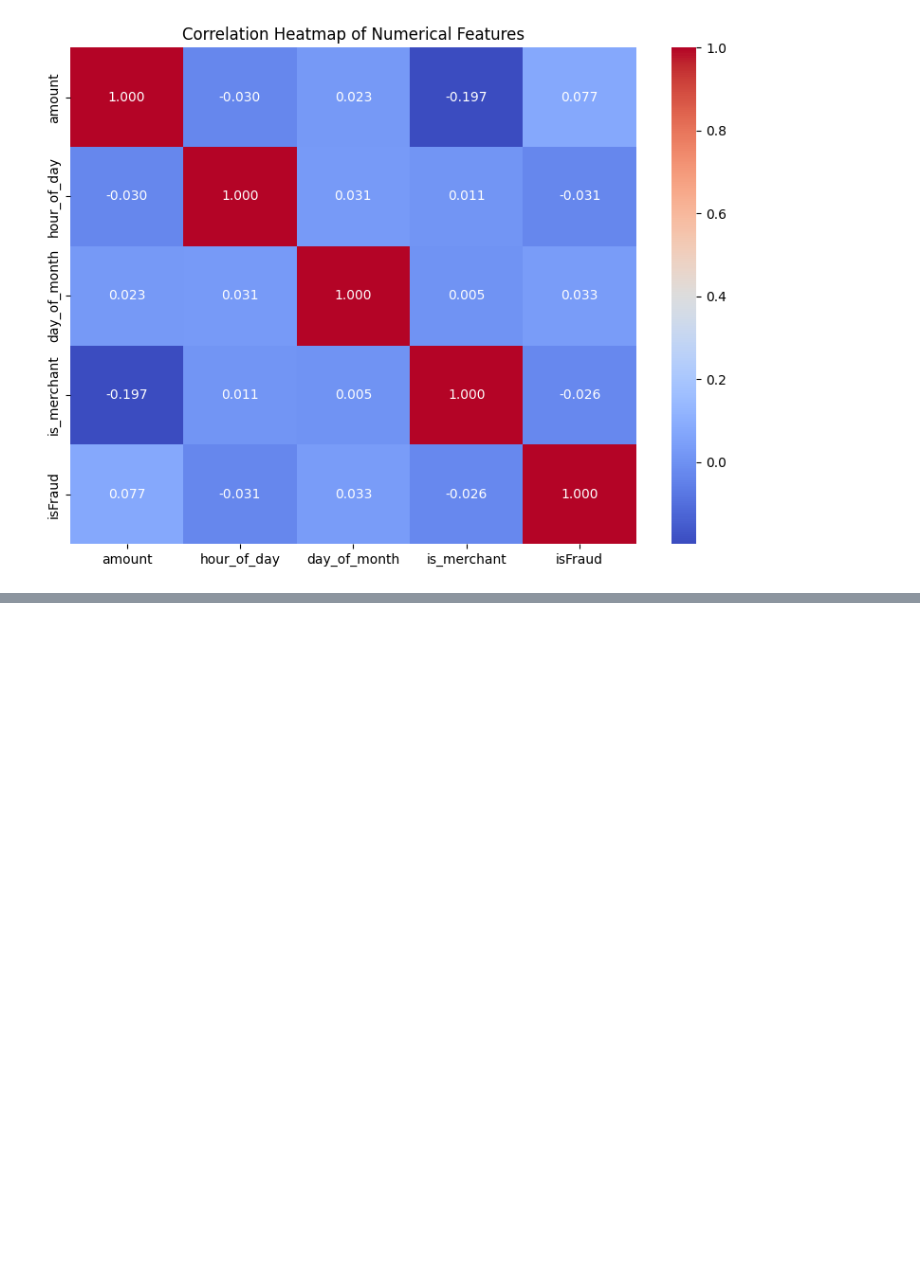
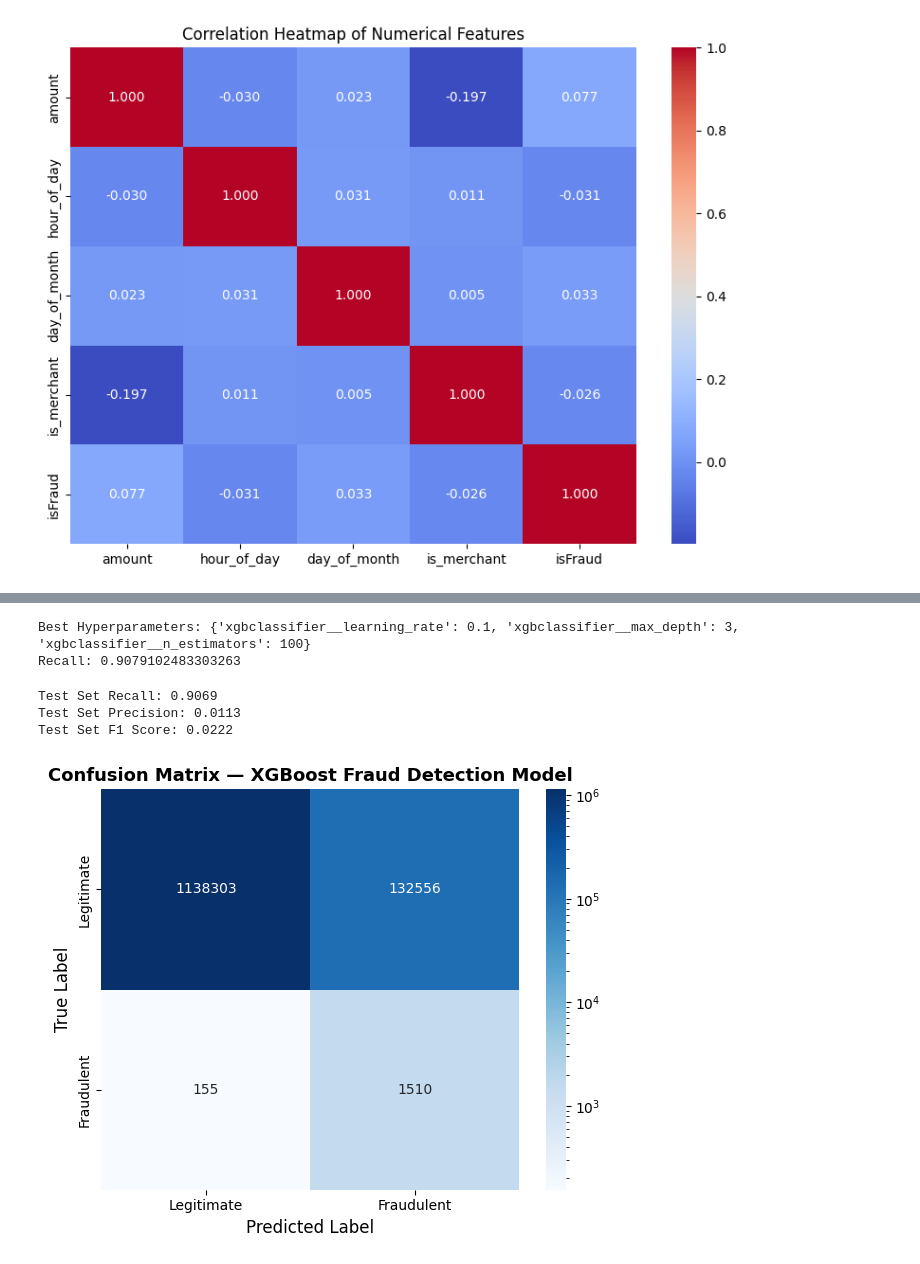
Before and after one commit to stefanregalia/DS4320-project1-mobile-fraud-detection, a Jupyter notebook: code/pipeline.ipynb, the cells around one changed output, grey strips where cells are left out. Saved outputs shown, nothing was run; the diff lists cells and outputs as text; code cells hidden in the pictures; blank space fills up the shorter version.

```diff
--- a/code/pipeline.ipynb
+++ b/code/pipeline.ipynb
@@ -99,0 +154,46 @@ Confusion Matrix: [[1042420  228442]
+# %%
+# Best model and its performance
+print("Best Hyperparameters:", grid_search.best_params_)
+print("Recall:", grid_search.best_score_)
+# %% [output]
+Best Hyperparameters: {'xgbclassifier__learning_rate': 0.1, 'xgbclassifier__max_depth': 3, 'xgbclassifier__n_estimators': 100}
+Recall: 0.9079102483303263
+# %%
+# Evaluating the best model on the test set
+
+best_model = grid_search.best_estimator_
+
+y_pred = best_model.predict(X_test)
+
+recall = recall_score(y_test, y_pred)
+precision = precision_score(y_test, y_pred)
+f1 = f1_score(y_test, y_pred)
+cm = confusion_matrix(y_test, y_pred)
+
+print(f"Test Set Recall: {recall:.4f}")
+print(f"Test Set Precision: {precision:.4f}")
+print(f"Test Set F1 Score: {f1:.4f}")
+# %% [output]
+Test Set Recall: 0.9069
+Test Set Precision: 0.0113
+Test Set F1 Score: 0.0222
+# %%
+import matplotlib.pyplot as plt
+import seaborn as sns
+from matplotlib.colors import LogNorm
+
+# Visualizing confusion matrix
+
+fig, ax = plt.subplots(figsize=(6, 5))
+sns.heatmap(cm, annot=True, fmt='d', cmap='Blues', ax=ax,
+            xticklabels=['Legitimate', 'Fraudulent'],
+            yticklabels=['Legitimate', 'Fraudulent'],
+            norm=LogNorm())
+ax.set_xlabel('Predicted Label', fontsize=12)
+ax.set_ylabel('True Label', fontsize=12)
+ax.set_title('Confusion Matrix — XGBoost Fraud Detection Model', fontsize=13, fontweight='bold')
+plt.tight_layout()
+plt.savefig('../visualizations/confusion_matrix.png', dpi=150, bbox_inches='tight')
+plt.show()
+# %% [output]
+[figure, added]
```
Also changed, not shown: parts of 2 cells of this notebook, 3 other files.
